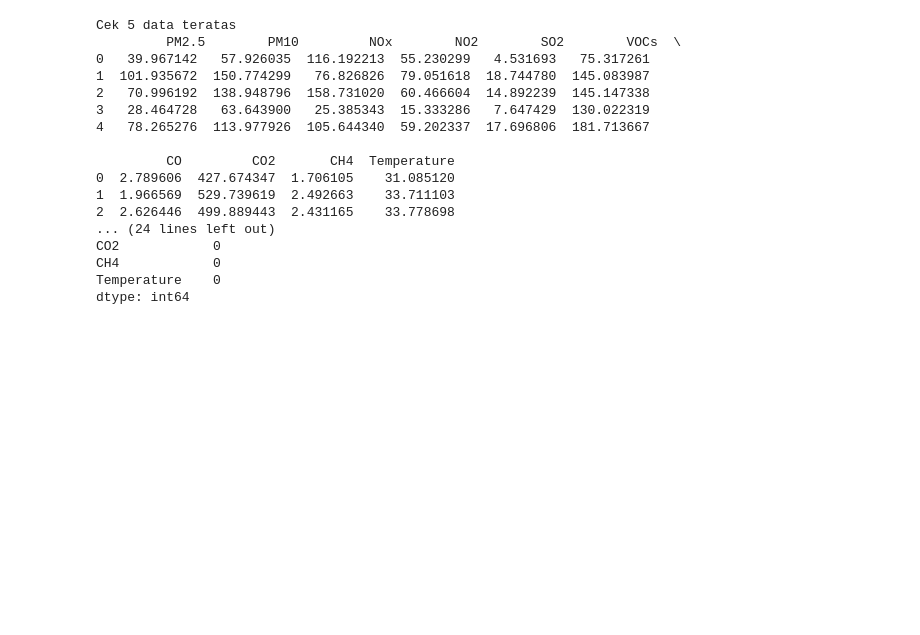
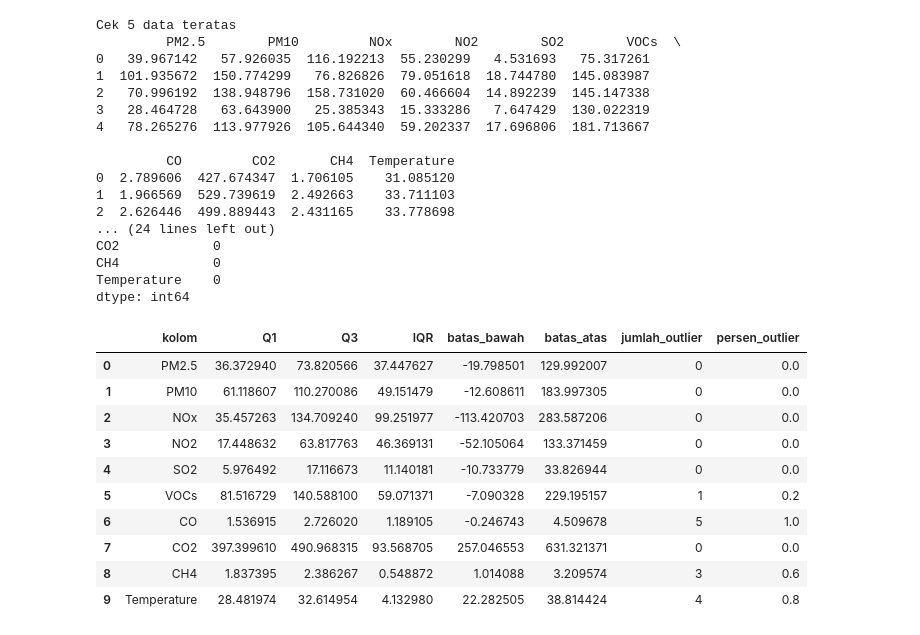
Before and after one commit to Mozzyvocca/Python-Data-Learning, a Jupyter notebook: air_quality.ipynb, the cells around one changed output. Cells and saved outputs as stored; diff of their text form; code cells hidden in the pictures; blank space fills up the shorter version.

```diff
--- a/air_quality.ipynb
+++ b/air_quality.ipynb
@@ -43,3 +43,45 @@ CO2            0
 CH4            0
 Temperature    0
 dtype: int64
+# %%
+import pandas as pd
+
+numerical_columns = df.select_dtypes(include='number').columns
+
+outlier_summary = []
+
+for column in numerical_columns:
+    Q1 = df[column].quantile(0.25)
+    Q3 = df[column].quantile(0.75)
+    IQR = Q3 - Q1
+
+    lower_bound = Q1 - 1.5 * IQR
+    upper_bound = Q3 + 1.5 * IQR
+
+    outliers = df[(df[column] < lower_bound) | (df[column] > upper_bound)]
+
+    outlier_summary.append({
+        'kolom': column,
+        'Q1': Q1,
+        'Q3': Q3,
+        'IQR': IQR,
+        'batas_bawah': lower_bound,
+        'batas_atas': upper_bound,
+        'jumlah_outlier': len(outliers),
+        'persen_outlier': round(len(outliers) / len(df) * 100, 2)
+    })
+
+outlier_df = pd.DataFrame(outlier_summary)
+outlier_df
+# %% [output]
+|  | kolom | Q1 | Q3 | IQR | batas_bawah | batas_atas | jumlah_outlier | persen_outlier |
+| 0 | PM2.5 | 36.372940 | 73.820566 | 37.447627 | -19.798501 | 129.992007 | 0 | 0.0 |
+| 1 | PM10 | 61.118607 | 110.270086 | 49.151479 | -12.608611 | 183.997305 | 0 | 0.0 |
+| 2 | NOx | 35.457263 | 134.709240 | 99.251977 | -113.420703 | 283.587206 | 0 | 0.0 |
+| 3 | NO2 | 17.448632 | 63.817763 | 46.369131 | -52.105064 | 133.371459 | 0 | 0.0 |
+| 4 | SO2 | 5.976492 | 17.116673 | 11.140181 | -10.733779 | 33.826944 | 0 | 0.0 |
+| 5 | VOCs | 81.516729 | 140.588100 | 59.071371 | -7.090328 | 229.195157 | 1 | 0.2 |
+| 6 | CO | 1.536915 | 2.726020 | 1.189105 | -0.246743 | 4.509678 | 5 | 1.0 |
+| 7 | CO2 | 397.399610 | 490.968315 | 93.568705 | 257.046553 | 631.321371 | 0 | 0.0 |
+| 8 | CH4 | 1.837395 | 2.386267 | 0.548872 | 1.014088 | 3.209574 | 3 | 0.6 |
+| 9 | Temperature | 28.481974 | 32.614954 | 4.132980 | 22.282505 | 38.814424 | 4 | 0.8 |
```
Also changed, not shown: parts of 8 cells of this notebook, 1 other file.
